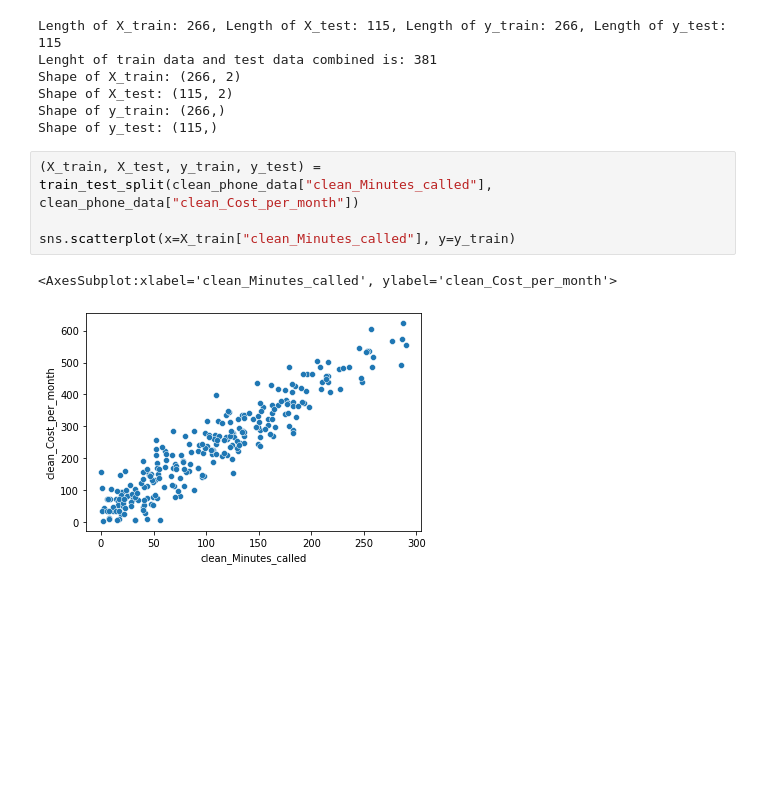
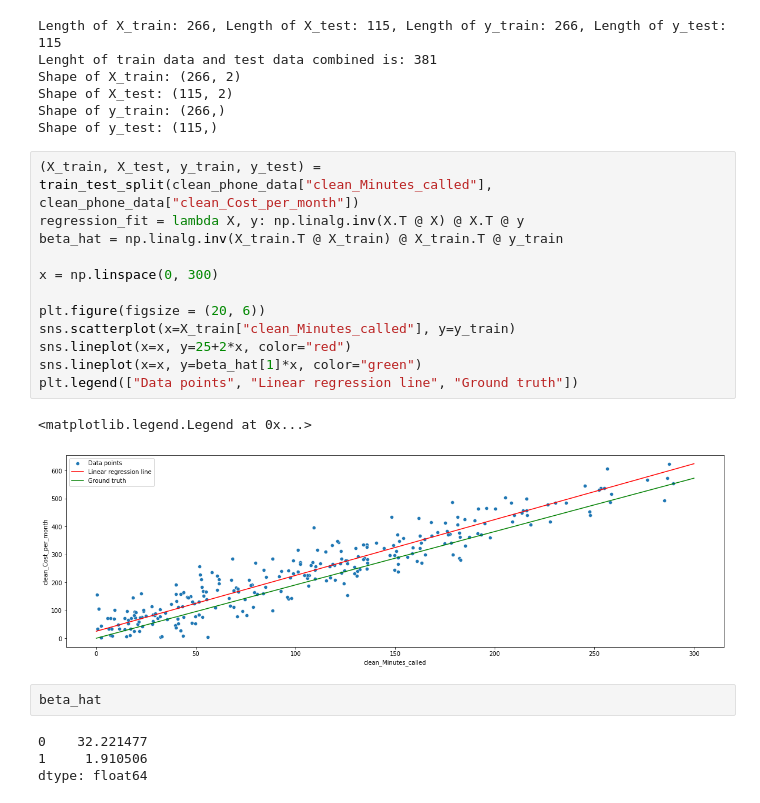
Before and after one commit to FabianAndersson17/Machinelearning-Fabian-Andersson, a Jupyter notebook: Exercises/Exercise_0_Linear_regression.ipynb, the cells around one changed output. Drawn from its saved outputs; the diff is of its cells as text; blank space fills up the shorter version.

```diff
--- a/Exercises/Exercise_0_Linear_regression.ipynb
+++ b/Exercises/Exercise_0_Linear_regression.ipynb
@@ -70,10 +70,24 @@ Shape of X_train: (266, 2)
 Shape of X_test: (115, 2)
 Shape of y_train: (266,)
 Shape of y_test: (115,)
-# %%
-(X_train, X_test, y_train, y_test) = train_test_split(clean_phone_data["clean_Minutes_called"], clean_phone_data["clean_Cost_per_month"])
-
-sns.scatterplot(x=X_train["clean_Minutes_called"], y=y_train)
-# %% [output]
-<AxesSubplot:xlabel='clean_Minutes_called', ylabel='clean_Cost_per_month'>
-[figure, removed]
+# %%
+(X_train, X_test, y_train, y_test) = train_test_split(clean_phone_data["clean_Minutes_called"], clean_phone_data["clean_Cost_per_month"])
+regression_fit = lambda X, y: np.linalg.inv(X.T @ X) @ X.T @ y
+beta_hat = np.linalg.inv(X_train.T @ X_train) @ X_train.T @ y_train
+
+x = np.linspace(0, 300)
+
+plt.figure(figsize = (20, 6))
+sns.scatterplot(x=X_train["clean_Minutes_called"], y=y_train)
+sns.lineplot(x=x, y=25+2*x, color="red")
+sns.lineplot(x=x, y=beta_hat[1]*x, color="green")
+plt.legend(["Data points", "Linear regression line", "Ground truth"])
+# %% [output]
+<matplotlib.legend.Legend at 0x...>
+[figure, added]
+# %%
+beta_hat
+# %% [output]
+0    32.221477
+1     1.910506
+dtype: float64
```
